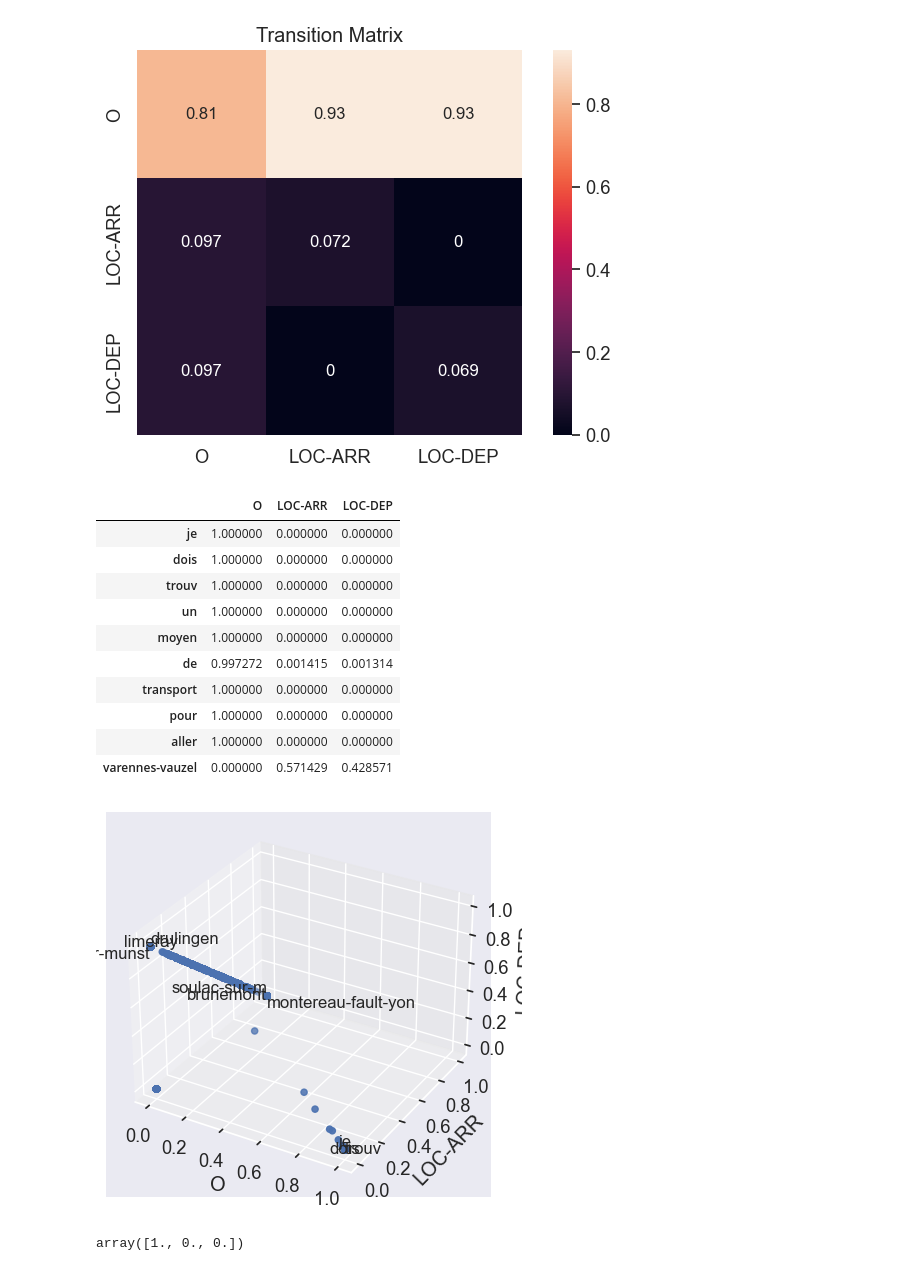
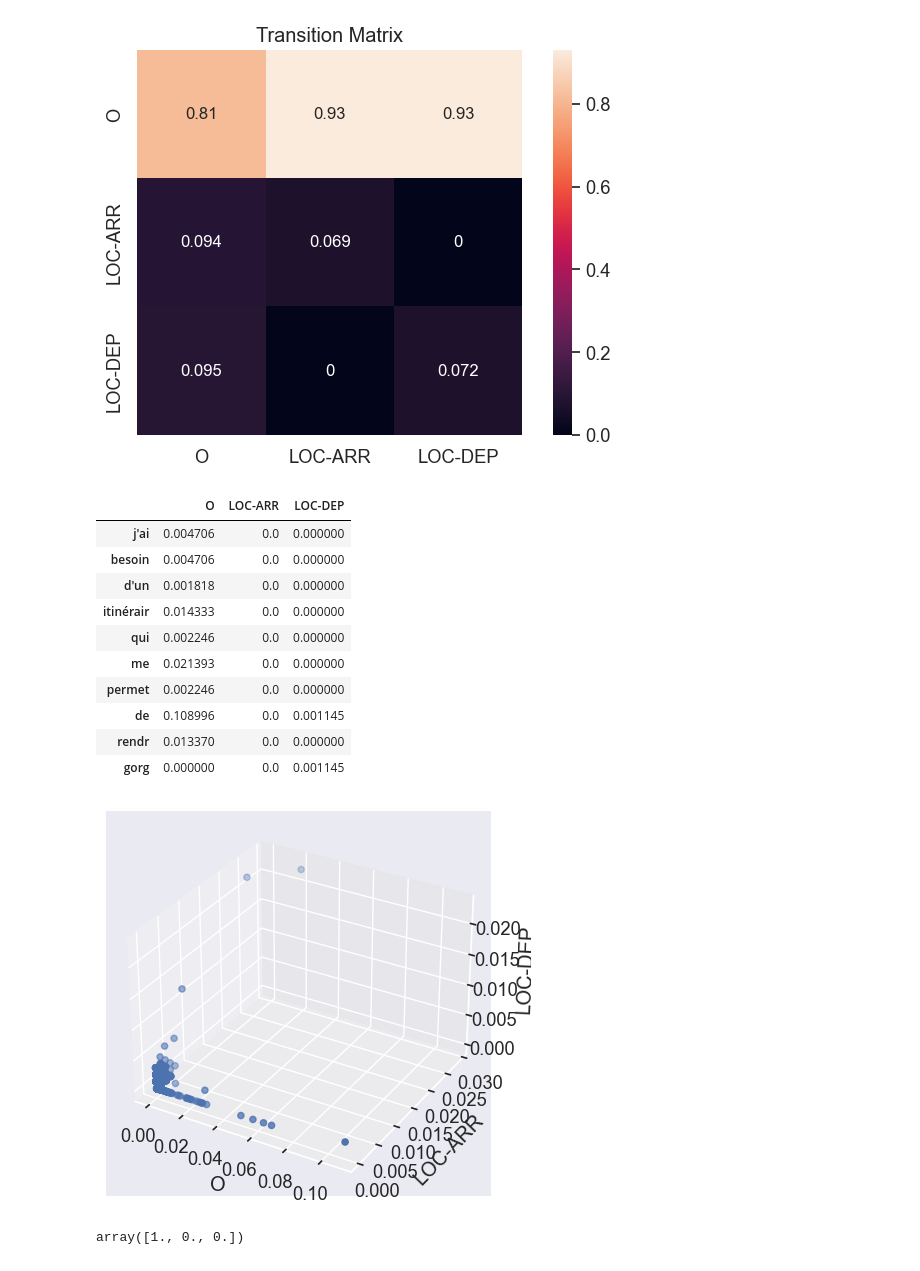
Before and after one commit to lucas066001/TravelOrderResolver, a Jupyter notebook: hmm_ner.ipynb, the cells around one changed output. Drawn from its saved outputs; the diff is of its cells as text; code cells hidden in the pictures.

Commit message:
feat(hmm): Hidden Markov model implementation and test

```diff
--- a/hmm_ner.ipynb
+++ b/hmm_ner.ipynb
@@ -3,7 +3,7 @@
 # %%
 from app.travel_resolver.libs.nlp.data_processing import from_bio_file_to_examples
 
-BIO_FILE = "data/bio/fr.bio/fr.sentences.bio"
+BIO_FILE = "data/bio/fr.bio/1k_samples.bio"
 
 sentences, labels, vocab, unique_labels = from_bio_file_to_examples(
     BIO_FILE, process_sentence=True
@@ -17,7 +13,9 @@ Splitting the data between **training** and **test** set. We will do an `80/20`
 # %%
 from sklearn.model_selection import train_test_split
 
-train_sentences, test_sentences, y_train, y_test = train_test_split(sentences, labels, test_size=0.2)
+train_sentences, test_sentences, y_train, y_test = train_test_split(
+    sentences, labels, test_size=0.2
+)
 # %%
 def t2_given_t1(
     t2: str | int,
@@ -95,7 +93,11 @@ plt.show()
 # %% [output]
 [figure]
 # %%
-def get_emission_prob_dict(sentences: list[str] = train_sentences, labels: list[int] = y_train, tags: dict = unique_labels):
+def get_emission_prob_dict(
+    sentences: list[str] = train_sentences,
+    labels: list[int] = y_train,
+    tags: dict = unique_labels,
+):
     """
     Given a bunch of sentences and their labels, get the emission probability of each word given each tag
 
@@ -109,21 +111,27 @@ def get_emission_prob_dict(sentences: list[str] = train_sentences, labels: list[
     """
     tags = list(tags.keys())
     word_label_count = {}
-    sample_count = {tag: 0 for tag in tags}
+    tag_count = {tag: 0 for tag in tags}
     for i in range(len(sentences)):
         for word, label in zip(sentences[i].split(" "), labels[i]):
             if word not in word_label_count:
-                word_label_count[word] = sample_count.copy()
-            else:
-                word_label_count[word][tags[label]] += 1
+                word_label_count[word] = {tag: 0 for tag in tags}
+            word_label_count[word][tags[label]] += 1
+            tag_count[tags[label]] += 1
 
     for word in word_label_count:
-        total_count = sum(word_label_count[word].values())
         for tag in word_label_count[word]:
-            if total_count == 0:
+            if word_label_count[word][tag] == 0:
                 word_label_count[word][tag] = 0
                 continue
-            word_label_count[word][tag] /= total_count
+            word_label_count[word][tag] /= tag_count[tag]
+
+        sum_probs = sum(word_label_count[word].values())
+
+        if sum_probs > 1:
+            print(f"Sum of probabilities for word {word} is {sum_probs}")
+
+    word_label_count["<UNK>"] = {tag: 0 for tag in tags}
     return word_label_count
 # %%
 em_prob_dict = get_emission_prob_dict()
@@ -133,16 +141,16 @@ em_prob_df = pd.DataFrame(em_prob_dict).T
 em_prob_df.head(10)
 # %% [output]
 |  | O | LOC-ARR | LOC-DEP |
-| je | 1.000000 | 0.000000 | 0.000000 |
-| dois | 1.000000 | 0.000000 | 0.000000 |
-| trouv | 1.000000 | 0.000000 | 0.000000 |
-| un | 1.000000 | 0.000000 | 0.000000 |
-| moyen | 1.000000 | 0.000000 | 0.000000 |
-| de | 0.997272 | 0.001415 | 0.001314 |
-| transport | 1.000000 | 0.000000 | 0.000000 |
-| pour | 1.000000 | 0.000000 | 0.000000 |
-| aller | 1.000000 | 0.000000 | 0.000000 |
-| varennes-vauzel | 0.000000 | 0.571429 | 0.428571 |
+| j'ai | 0.004706 | 0.0 | 0.000000 |
+| besoin | 0.004706 | 0.0 | 0.000000 |
+| d'un | 0.001818 | 0.0 | 0.000000 |
+| itinérair | 0.014333 | 0.0 | 0.000000 |
+| qui | 0.002246 | 0.0 | 0.000000 |
+| me | 0.021393 | 0.0 | 0.000000 |
+| permet | 0.002246 | 0.0 | 0.000000 |
+| de | 0.108996 | 0.0 | 0.001145 |
+| rendr | 0.013370 | 0.0 | 0.000000 |
+| gorg | 0.000000 | 0.0 | 0.001145 |
 # %%
 em_prob = em_prob_df.to_numpy()
 # %%
@@ -159,35 +167,45 @@ xlabel = list(em_prob_df.columns)[0]
 ylabel = list(em_prob_df.columns)[1]
 zlabel = list(em_prob_df.columns)[2]
 
 x_count = 0
 y_count = 0
 z_count = 0
 n_notation = 3
+
+# todo: fix the notations by changing the threshold
 for i in range(len(zz)):
     h = random.choice(["center", "right", "left"])
     v = random.choice(["center", "bottom", "top", "baseline"])
     if x_count == n_notation and y_count == n_notation and z_count == n_notation:
         break
     if xx[i] > 0.99 and x_count < n_notation:
         ax.text(xx[i], yy[i], zz[i], em_prob_df.index[i], fontsize=12, ha=h, va=v)
         x_count += 1
     if yy[i] > 0.99 and y_count < n_notation:
         ax.text(xx[i], yy[i], zz[i], em_prob_df.index[i], fontsize=12, ha=h, va=v)
         y_count += 1
     if zz[i] > 0.99 and z_count < n_notation:
-        ax.text(xx[i], yy[i], zz[i], em_prob_df.index[i], fontsize=12, ha=h, va=v)
+        ax.text(
+            xx[i] + 0.01,
+            yy[i] + 0.01,
+            zz[i] + 0.01,
+            em_prob_df.index[i],
+            fontsize=12,
+            ha=h,
+            va=v,
+        )
         z_count += 1
 
 
 ax.scatter(xx, yy, zz)
 
 ax.set_xlabel(xlabel)
 ax.set_ylabel(ylabel)
 ax.set_zlabel(zlabel)
 
 plt.show()
 # %% [output]
-[figure, old version]
+[figure, new version]
 # %%
 def get_start_prob(labels: list[int] = y_train, tags: dict = unique_labels):
     """
```
Also changed, not shown: parts of 11 cells of this notebook.
